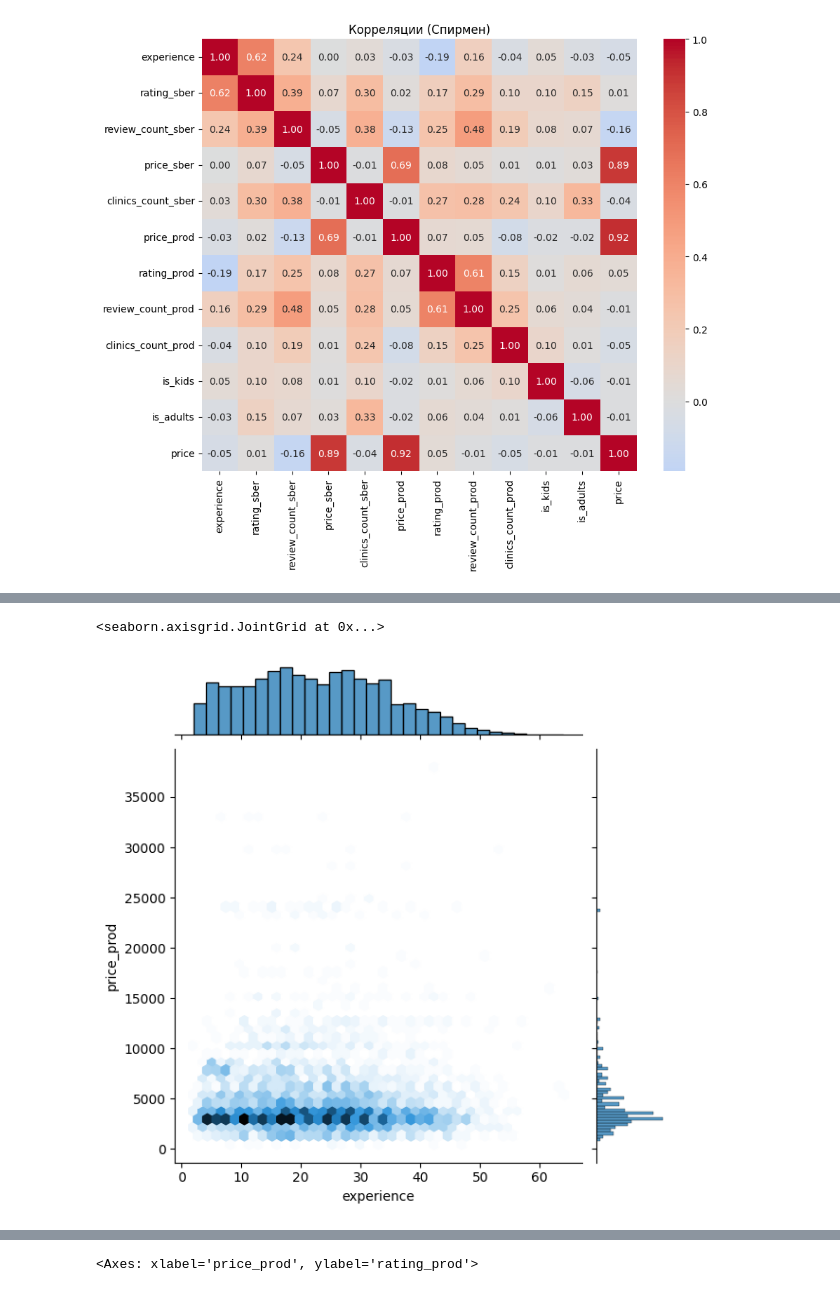
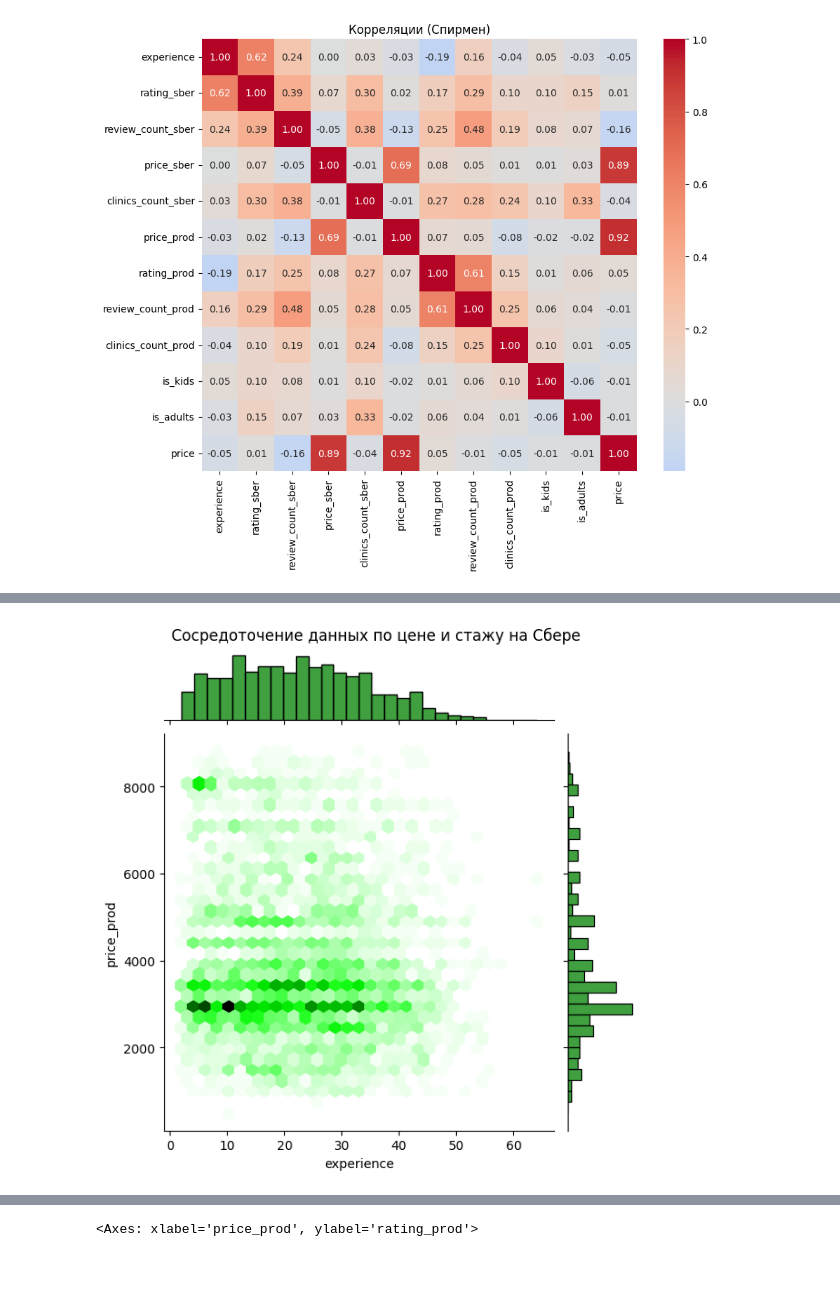
Before and after one commit to yyaroslavskiy/SkibidiDocDoc, a Jupyter notebook: eda/EDA_Doctors_1.ipynb, the cells around one changed output, grey strips where cells are left out. Saved outputs shown, nothing was run; the diff lists cells and outputs as text; code cells hidden in the pictures.

```diff
--- a/eda/EDA_Doctors_1.ipynb
+++ b/eda/EDA_Doctors_1.ipynb
@@ -59,0 +61,6 @@ doctors = pd.read_csv('https://github.com/yyaroslavskiy/cuddly-chainsaw/raw/refs
+# %%
+review_rate = pd.read_csv('mean_review_rate.csv') #записать ссылкой
+
+doctors = doctors.merge(review_rate, left_on='link_sber', right_on='doctor_link', how='left')
+
+doctors = doctors.merge(review_rate, left_on='link_prod', right_on='doctor_link', how='left')
@@ -1390,5 +1462,8 @@ plt.show()
+# %%
+doctors_1 = doctors[doctors['price'] < 9000]
 # %%
-sns.jointplot(x='experience', y='price_prod', data=doctors, kind='hex')
+sns.jointplot(x='experience', y='price_prod', data=doctors_1, kind='hex',color = 'green')
+plt.suptitle('Сосредоточение данных по цене и стажу на Сбере', y=1.02)
+plt.show()
 # %% [output]
-<seaborn.axisgrid.JointGrid at 0x...>
-[figure, old version]
+[figure, new version]
```
Also changed, not shown: parts of 36 cells of this notebook.
